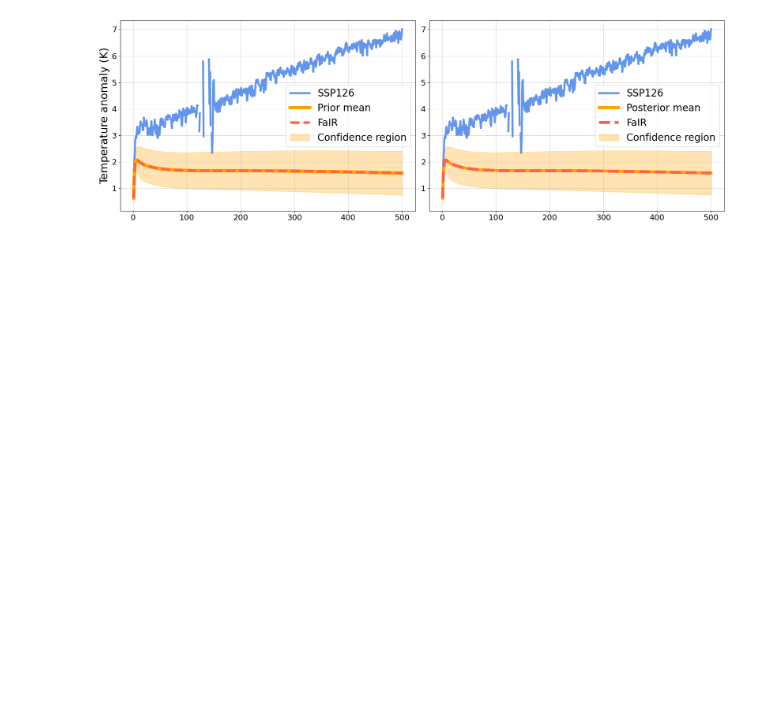
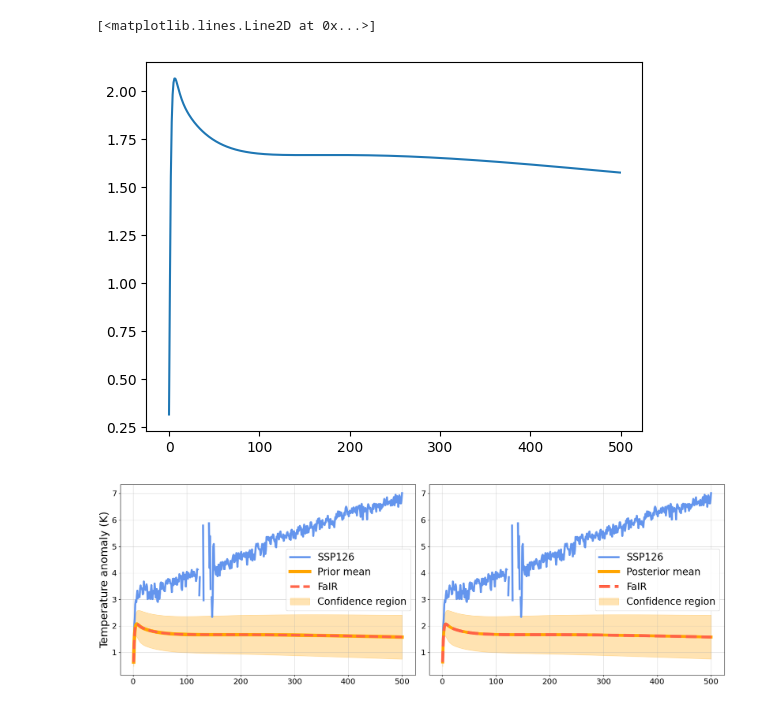
Before and after one commit to shahineb/FaIRGP, a Jupyter notebook: notebooks/FaIRGP-abrupt4x-emulation.ipynb, the cells around one changed output. Cells and saved outputs as stored; diff of their text form; code cells hidden in the pictures; blank space fills up the shorter version.

```diff
--- a/notebooks/FaIRGP-abrupt4x-emulation.ipynb
+++ b/notebooks/FaIRGP-abrupt4x-emulation.ipynb
@@ -83,3 +147,16 @@ plt.show()
+# %%
+import src.fair as fair
+
+base_kwargs = utils.get_fair_params()
+res = fair.run(time=abrupt4x.full_timesteps.numpy(),
+               emission=abrupt4x.full_emissions.T.numpy(),
+               base_kwargs=base_kwargs)
+# tas = scenario.trim_hist(res['T'])
+# %%
+plt.plot(res['T'])
+# %% [output]
+[<matplotlib.lines.Line2D at 0x...>]
+[figure, added]
 # %%
 base_kwargs = utils.get_fair_params()
 d = base_kwargs['d']
```
Also changed, not shown: parts of 12 cells of this notebook, 6 other files.
